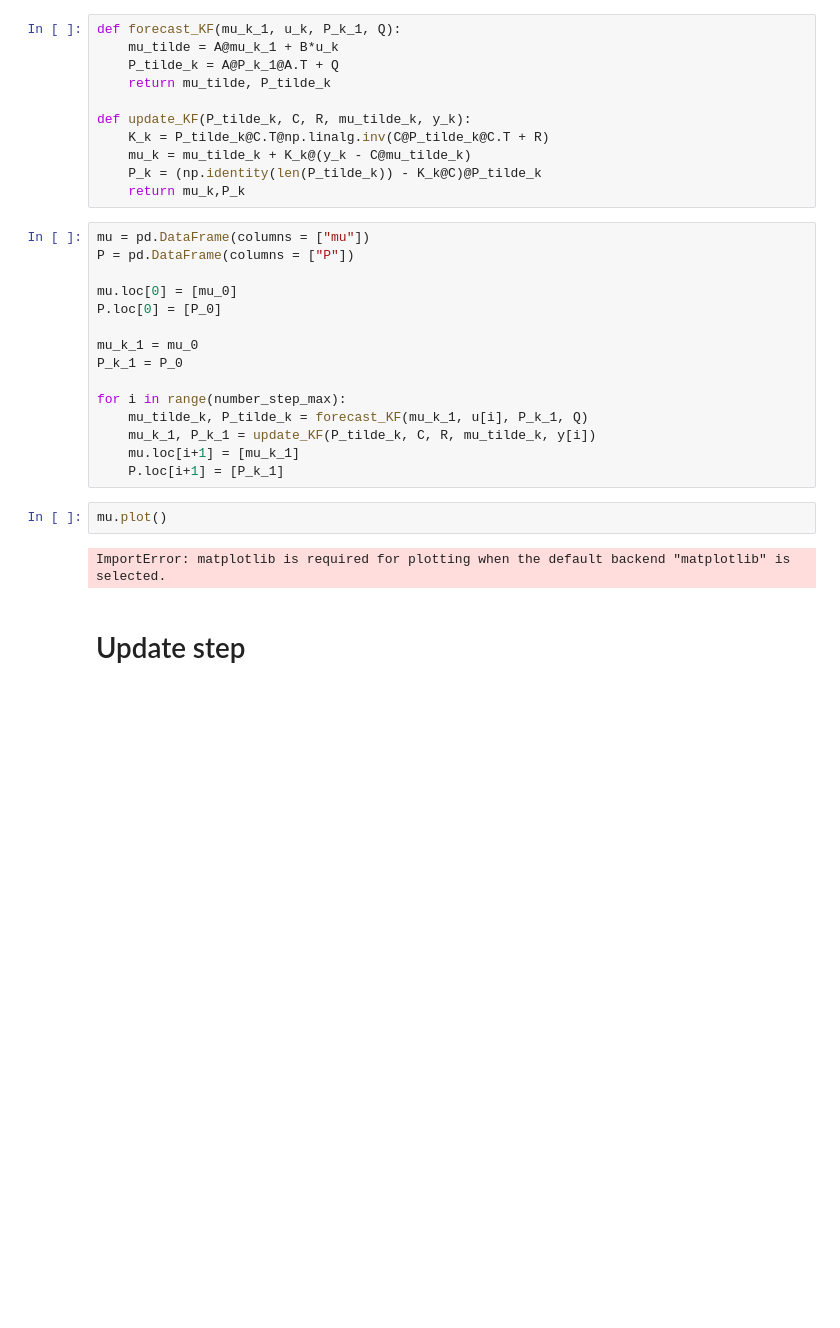
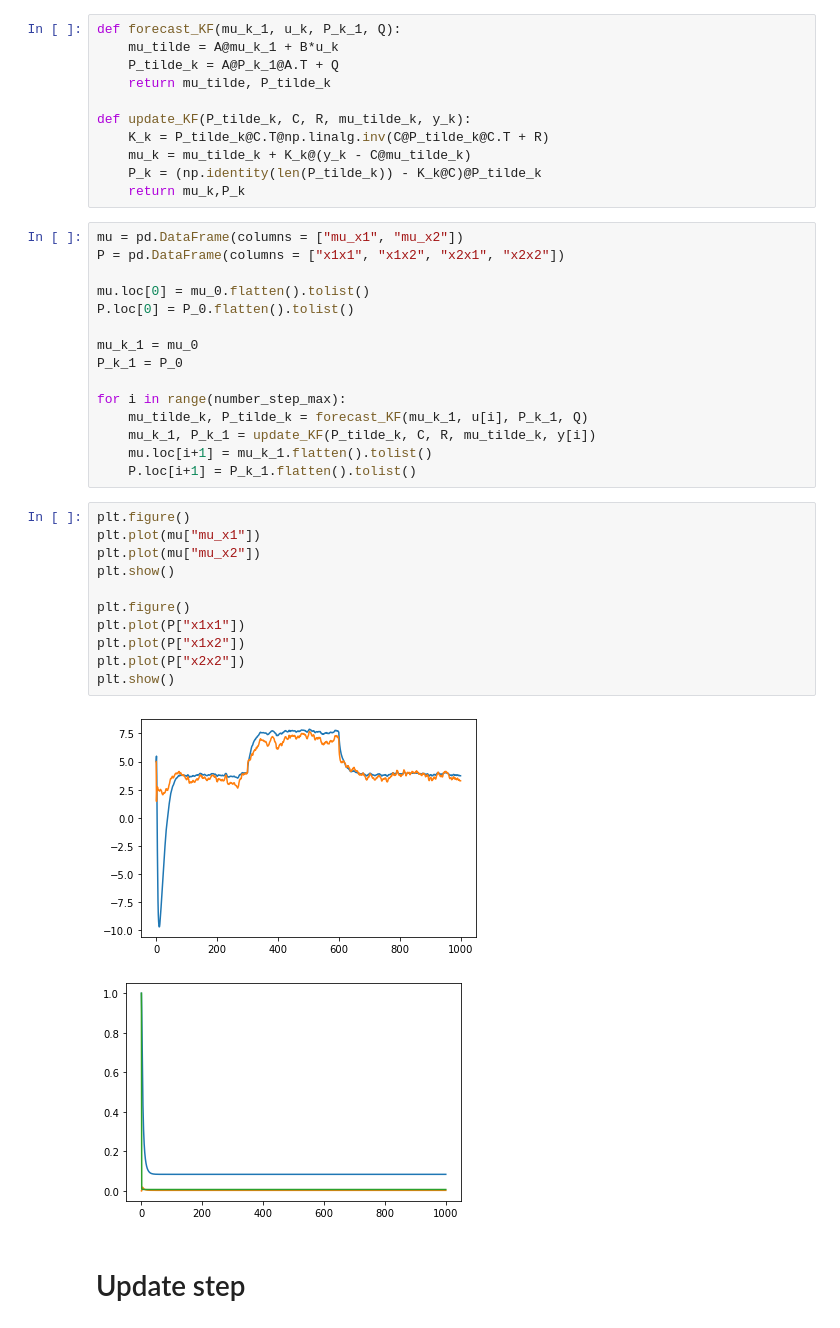
Before and after one commit to skjdbg/LINMA1731-Project-Kalman-Filter-practical-part, a Jupyter notebook: KF_linear.ipynb, the cells around one changed output. Saved outputs shown, nothing was run; the diff lists cells and outputs as text; blank space fills up the shorter version.

```diff
--- a/KF_linear.ipynb
+++ b/KF_linear.ipynb
@@ -46,11 +44,11 @@ def update_KF(P_tilde_k, C, R, mu_tilde_k, y_k):
     P_k = (np.identity(len(P_tilde_k)) - K_k@C)@P_tilde_k
     return mu_k,P_k
 # %%
-mu = pd.DataFrame(columns = ["mu"])
-P = pd.DataFrame(columns = ["P"])
+mu = pd.DataFrame(columns = ["mu_x1", "mu_x2"])
+P = pd.DataFrame(columns = ["x1x1", "x1x2", "x2x1", "x2x2"])
 
-mu.loc[0] = [mu_0]
-P.loc[0] = [P_0]
+mu.loc[0] = mu_0.flatten().tolist()
+P.loc[0] = P_0.flatten().tolist()
 
 mu_k_1 = mu_0
 P_k_1 = P_0
@@ -58,11 +56,21 @@ P_k_1 = P_0
 for i in range(number_step_max):
     mu_tilde_k, P_tilde_k = forecast_KF(mu_k_1, u[i], P_k_1, Q)
     mu_k_1, P_k_1 = update_KF(P_tilde_k, C, R, mu_tilde_k, y[i])
-    mu.loc[i+1] = [mu_k_1]
-    P.loc[i+1] = [P_k_1]
+    mu.loc[i+1] = mu_k_1.flatten().tolist()
+    P.loc[i+1] = P_k_1.flatten().tolist()
-# %%
-mu.plot()
-# %% [output]
-ImportError: matplotlib is required for plotting when the default backend "matplotlib" is selected.
+# %%
+plt.figure()
+plt.plot(mu["mu_x1"])
+plt.plot(mu["mu_x2"])
+plt.show()
+
+plt.figure()
+plt.plot(P["x1x1"])
+plt.plot(P["x1x2"])
+plt.plot(P["x2x2"])
+plt.show()
+# %% [output]
+[figure, added]
+[figure, added]
 # %% [markdown]
 # Update step
```
Also changed, not shown: parts of 1 cell of this notebook.
